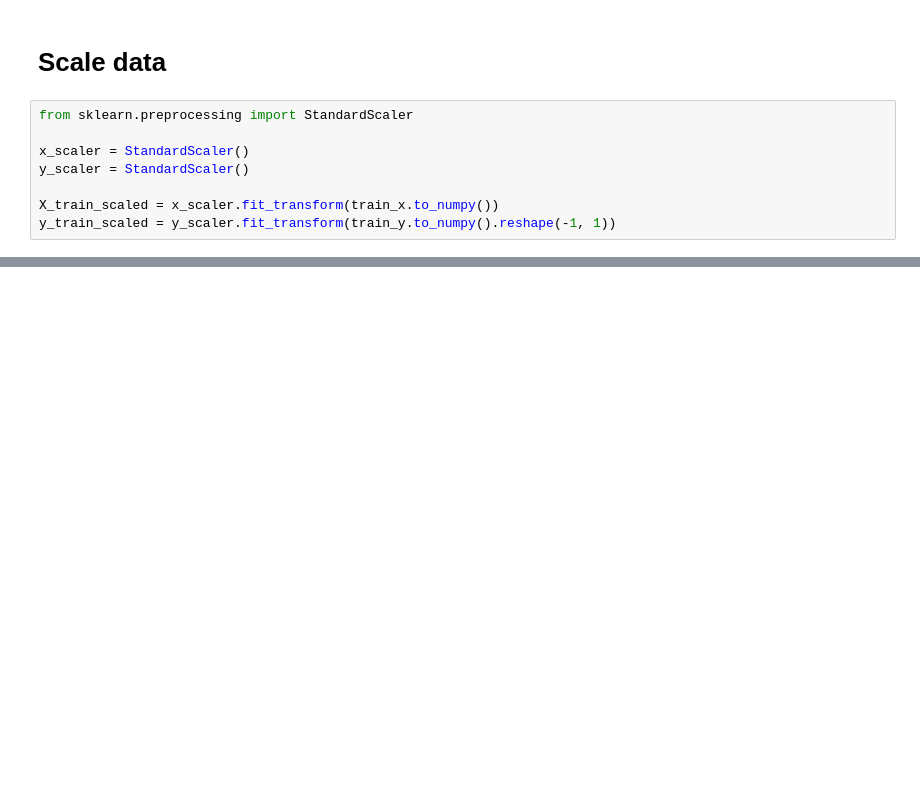
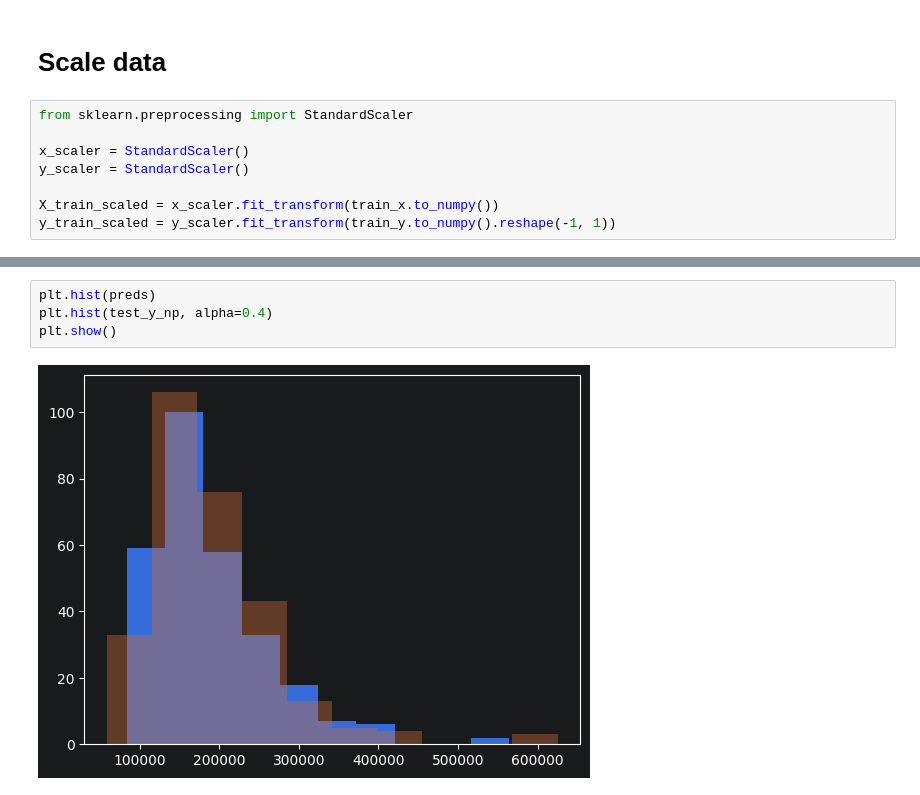
Before and after one commit to xXKeNdAmAmAsTeRXx/House_Prices_project, a Jupyter notebook: 6_Neural_Network_Approach.ipynb, the cells around one changed output, grey strips where cells are left out. Cells and saved outputs as stored; diff of their text form; blank space fills up the shorter version.

```diff
--- a/6_Neural_Network_Approach.ipynb
+++ b/6_Neural_Network_Approach.ipynb
@@ -239,0 +250,6 @@ df_score
+# %%
+plt.hist(preds)
+plt.hist(test_y_np, alpha=0.4)
+plt.show()
+# %% [output]
+[figure, added]
```
Also changed, not shown: parts of 3 cells of this notebook.
